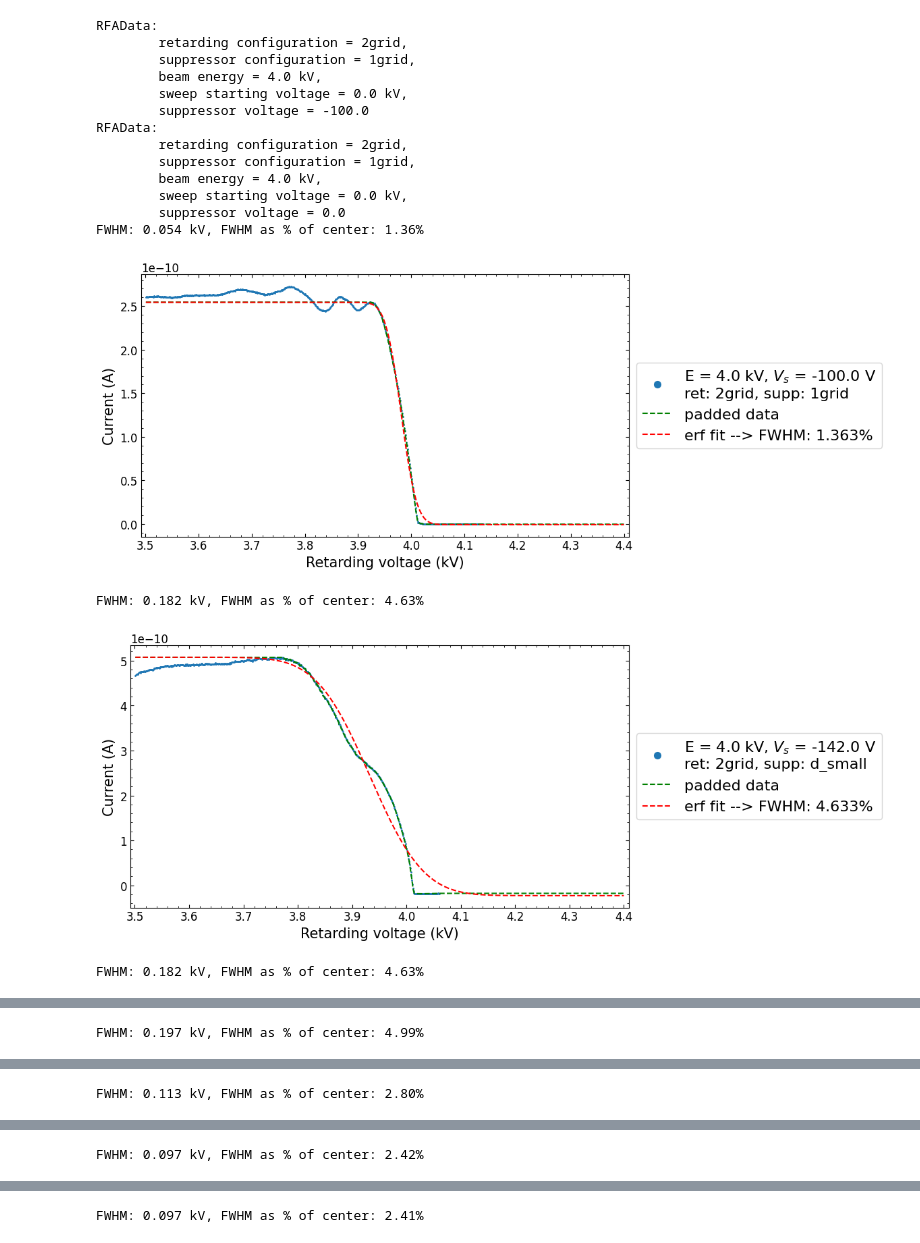
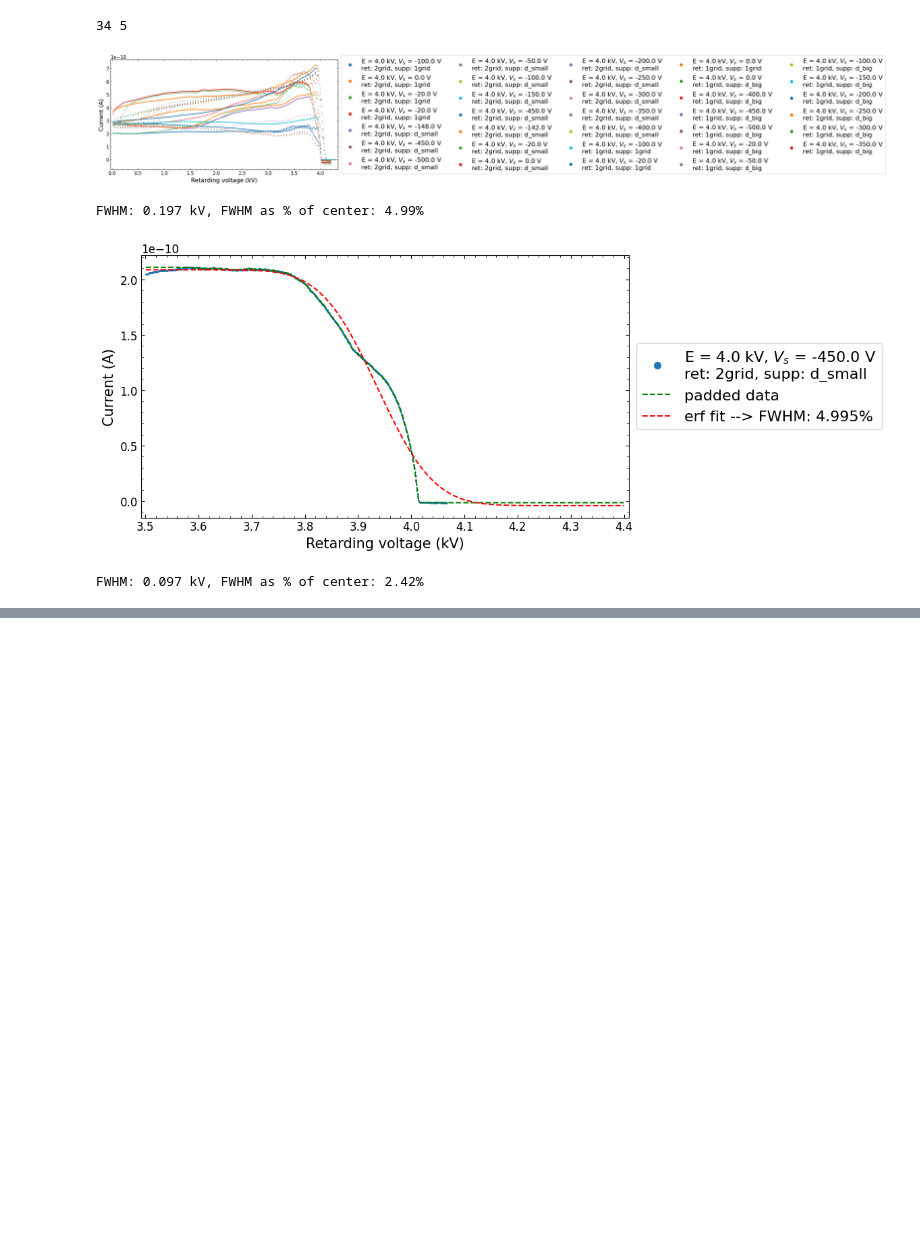
Before and after one commit to naki23/PL4-RFA, a Jupyter notebook: RFA_main2.ipynb, the cells around one changed output, grey strips where cells are left out. Cells and saved outputs as stored; diff of their text form; code cells hidden in the pictures; blank space fills up the shorter version.

Commit message:
make filters lists

```diff
--- a/RFA_main2.ipynb
+++ b/RFA_main2.ipynb
@@ -287,14 +287,16 @@ def format_plot(nrows=None, figsize=(12, 5), figax=None, show=True, rfa_datas=No
     else:
         return fig, ax
 
-def filtered(all_data, day=None, energy=None, is_peak=None, supp_voltage=None):
+def filtered(all_data, day=[], energy=[], is_peak=[], supp_voltage=[]):
     """Filter the RFA data based on the given parameters. If one is None, it is not used for filtering.
-        Energy in kV, supp_voltage in V."""
+        Energy in kV, supp_voltage in V.
+        Input parameters as a list/tuple!"""
+
     return [data for data in all_data if all([
-        day is None or data.measurement_day == day,
-        energy is None or data.energy == energy,
-        is_peak is None or data.is_peak == is_peak,
-        supp_voltage is None or data.suppressor_voltage == supp_voltage
+        day == [] or data.measurement_day in day,
+        energy == [] or data.energy in energy,
+        is_peak == [] or data.is_peak in is_peak,
+        supp_voltage == [] or data.suppressor_voltage in supp_voltage
     ])]
 
 def gaussian_erf(x, a, b, c, d):
@@ -345,39 +347,27 @@ def find_last_peak_before_dropoff(x, y):
 # %%
 # load all RFA data files
 all_rfa_datas = []
 
 # Loop through the raw data folder and its subfolders
 for root, dirs, files in os.walk(r"raw data"):
     for file in files:
         if file.endswith(".txt") and not ("wein" in str(file) or "wien" in str(file)):
             file_path = os.path.join(root, file)
             all_rfa_datas.append(RFAData(file_path))
 
-# Print the loaded data
-for rfa in all_rfa_datas[:2]:
-    print(rfa)
-
-# for d in range(1, 5):
-#     format_plot(nrows=7, rfa_datas=filtered(all_rfa_datas, energy=4, is_peak=False, day=d))
+# check the loaded data
+# for rfa in all_rfa_datas[:2]:
+#     print(rfa)
 
 
-for rfa in filtered(all_rfa_datas, energy=4, is_peak=True):
+format_plot(nrows=7, rfa_datas=filtered(all_rfa_datas, energy=[4], is_peak=[False], day=list(range(5))))
+
+
+for rfa in filtered(all_rfa_datas, energy=[4], is_peak=[True], day=[2, 4], supp_voltage=[-500, -450]):
     rfa.fit_rfa_data(plot=True)
 # %% [output]
-RFAData:
-        retarding configuration = 2grid,
-        suppressor configuration = 1grid,
-        beam energy = 4.0 kV,
-        sweep starting voltage = 0.0 kV,
-        suppressor voltage = -100.0
-RFAData:
-        retarding configuration = 2grid,
-        suppressor configuration = 1grid,
-        beam energy = 4.0 kV,
-        sweep starting voltage = 0.0 kV,
-        suppressor voltage = 0.0
-FWHM: 0.054 kV, FWHM as % of center: 1.36%
+34 5
-[figure, old version]
+[figure, new version]
-FWHM: 0.182 kV, FWHM as % of center: 4.63%
+FWHM: 0.197 kV, FWHM as % of center: 4.99%
-[figure, old version]
+[figure, new version]
-FWHM: 0.182 kV, FWHM as % of center: 4.63%
+FWHM: 0.097 kV, FWHM as % of center: 2.42%
@@ -385 +374,0 @@ FWHM: 0.182 kV, FWHM as % of center: 4.63%
-FWHM: 0.197 kV, FWHM as % of center: 4.99%
@@ -387 +374,0 @@ FWHM: 0.197 kV, FWHM as % of center: 4.99%
-FWHM: 0.113 kV, FWHM as % of center: 2.80%
@@ -389 +374,0 @@ FWHM: 0.113 kV, FWHM as % of center: 2.80%
-FWHM: 0.097 kV, FWHM as % of center: 2.42%
@@ -391 +374,0 @@ FWHM: 0.097 kV, FWHM as % of center: 2.42%
-FWHM: 0.097 kV, FWHM as % of center: 2.41%
```
Also changed, not shown: parts of 3 cells of this notebook.
